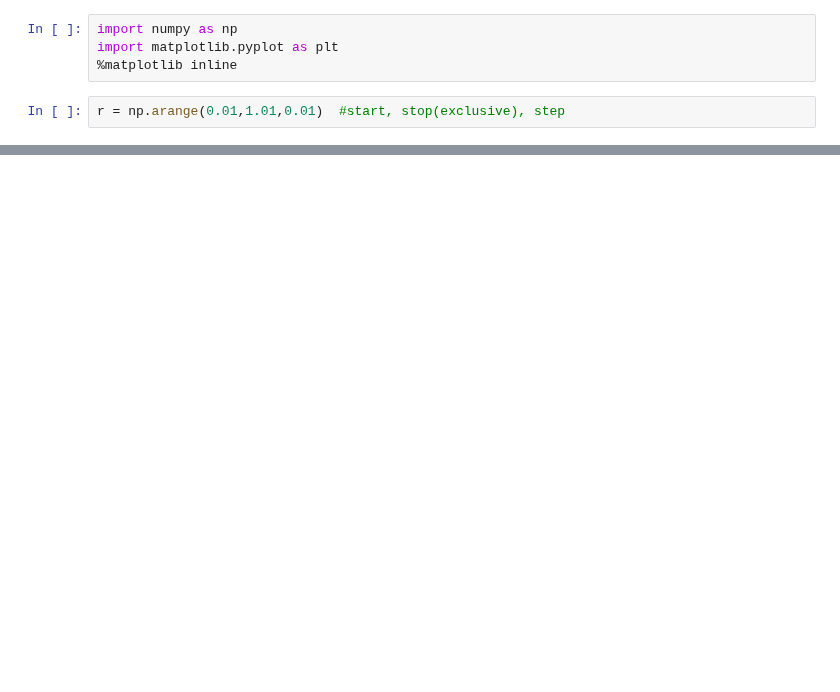
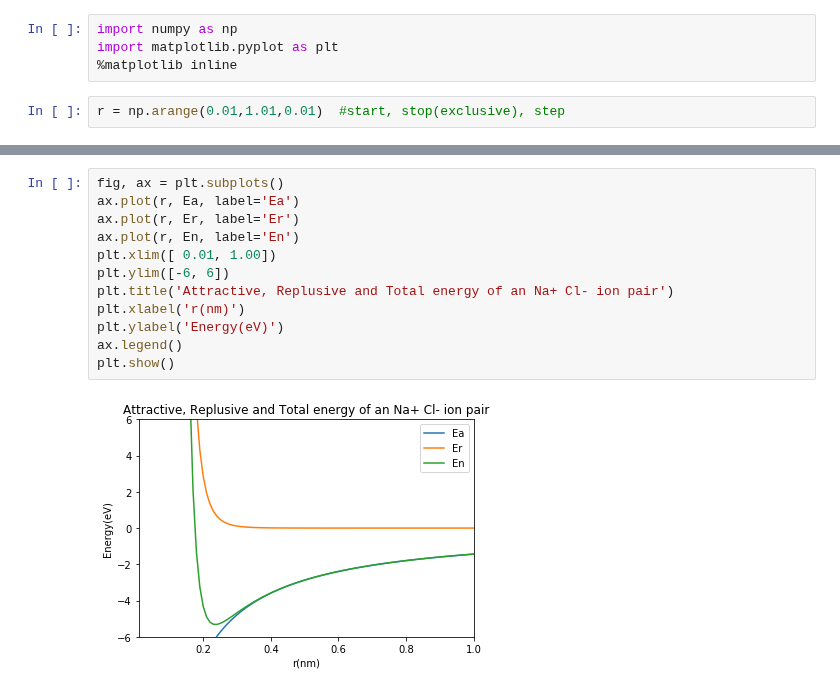
Before and after one commit to ProfessorKazarinoff/staticsite, a Jupyter notebook: content/code/matplotlib_plots/plot_bond_energy.ipynb, the cells around one changed output, grey strips where cells are left out. Saved outputs shown, nothing was run; the diff lists cells and outputs as text; blank space fills up the shorter version.

```diff
--- a/content/code/matplotlib_plots/plot_bond_energy.ipynb
+++ b/content/code/matplotlib_plots/plot_bond_energy.ipynb
@@ -38,0 +56,14 @@ plt.show()
+# %%
+fig, ax = plt.subplots()
+ax.plot(r, Ea, label='Ea')
+ax.plot(r, Er, label='Er')
+ax.plot(r, En, label='En')
+plt.xlim([ 0.01, 1.00])
+plt.ylim([-6, 6])
+plt.title('Attractive, Replusive and Total energy of an Na+ Cl- ion pair')
+plt.xlabel('r(nm)')
+plt.ylabel('Energy(eV)')
+ax.legend()
+plt.show()
+# %% [output]
+[figure, added]
```
Also changed, not shown: parts of 7 cells of this notebook.
